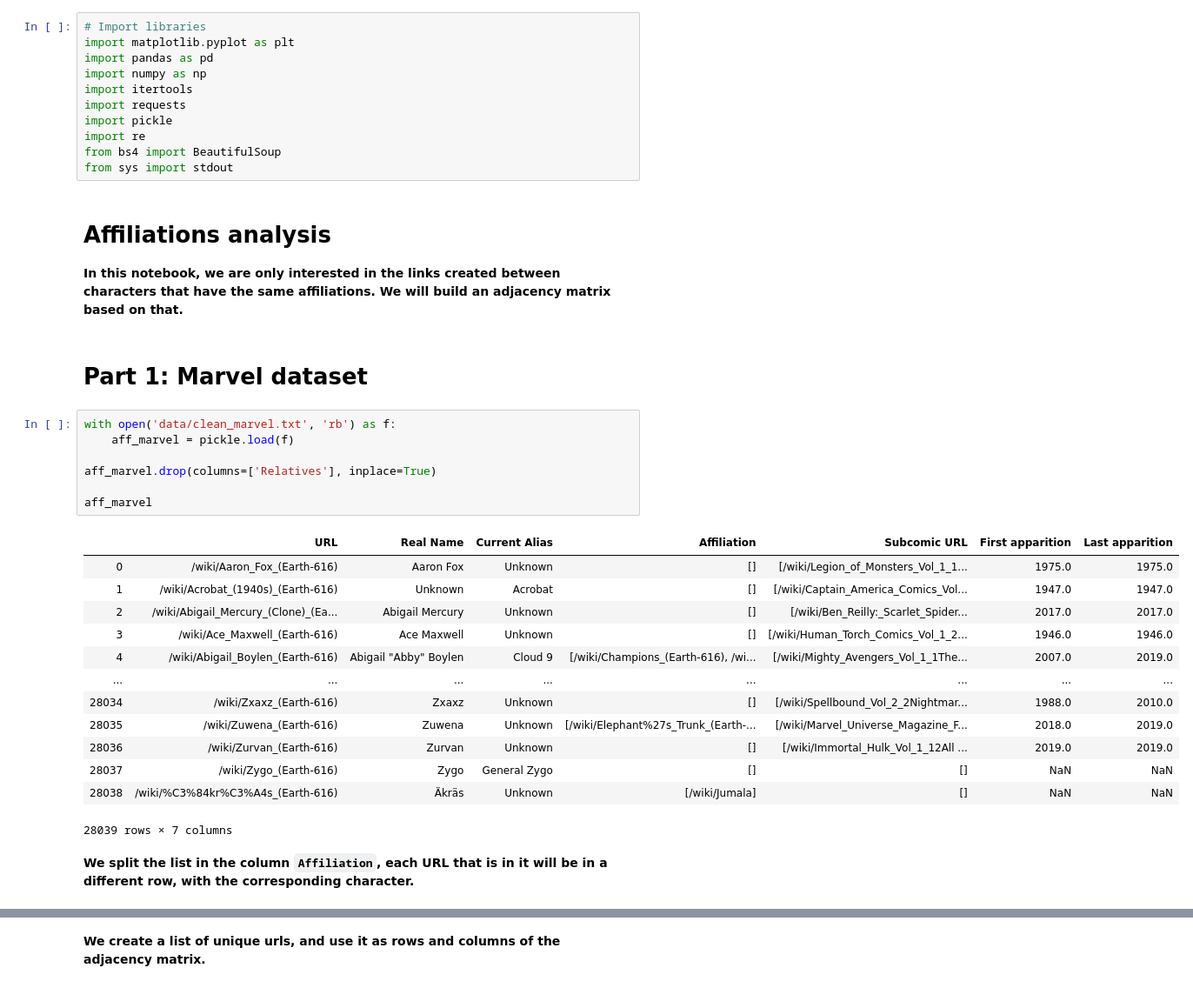
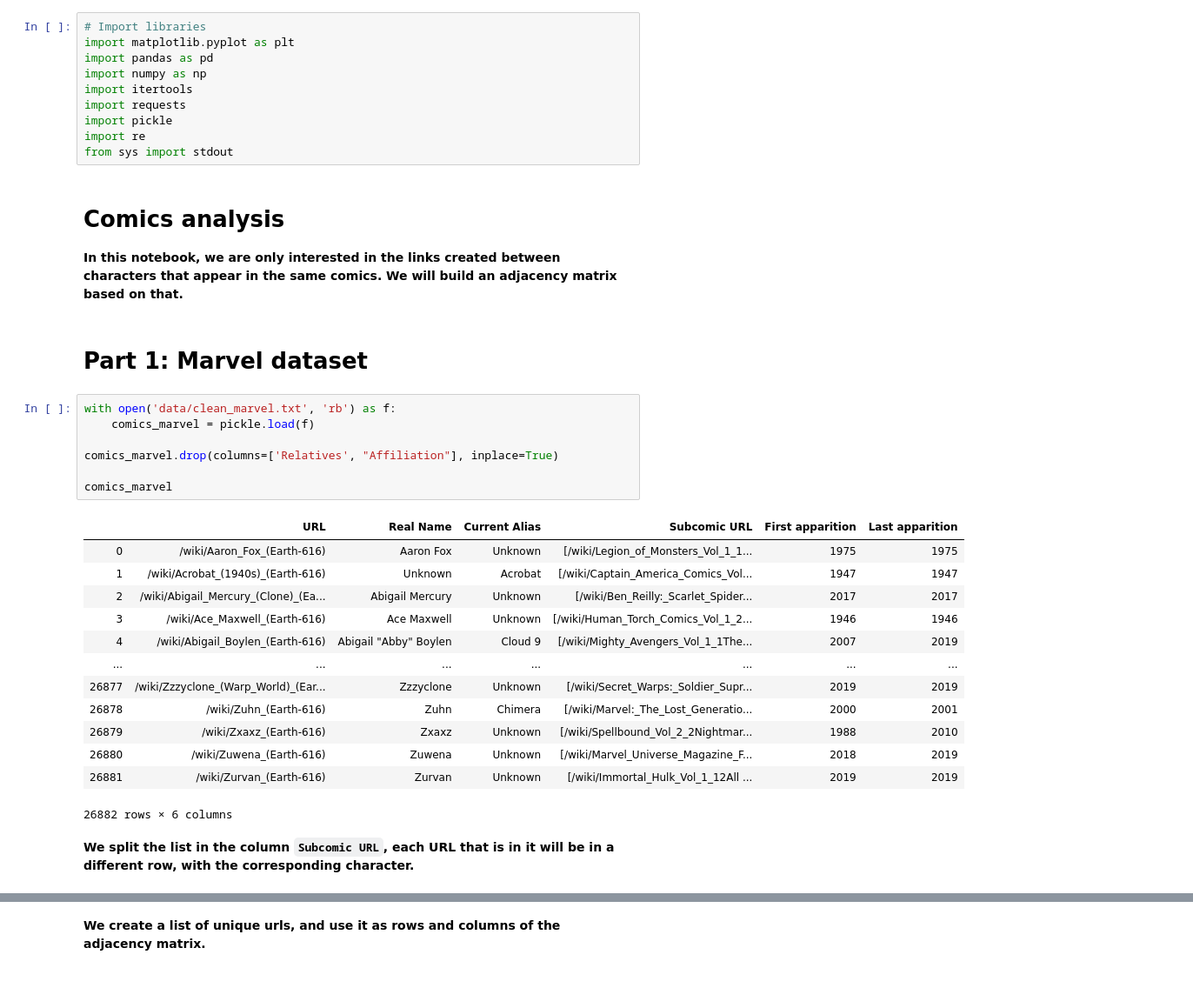
Before and after one commit to ahmedkooli/ntds_comics, a Jupyter notebook: comics_analysis.ipynb, the cells around one changed output, grey strips where cells are left out. Shown: that part at 87% size. Cells and saved outputs as stored; diff of their text form.

```diff
--- a/comics_analysis.ipynb
+++ b/comics_analysis.ipynb
@@ -7,35 +7,34 @@ import itertools
 import requests
 import pickle
 import re
-from bs4 import BeautifulSoup
 from sys import stdout
 # %% [markdown]
-# Affiliations analysis
+# Comics analysis
 
-**In this notebook, we are only interested in the links created between characters that have the same affiliations. We will build an adjacency matrix based on that.**
+**In this notebook, we are only interested in the links created between characters that appear in the same comics. We will build an adjacency matrix based on that.**
 # %% [markdown]
 # Part 1: Marvel dataset
 # %%
 with open('data/clean_marvel.txt', 'rb') as f:
-    aff_marvel = pickle.load(f)
+    comics_marvel = pickle.load(f)
 
-aff_marvel.drop(columns=['Relatives'], inplace=True)
+comics_marvel.drop(columns=['Relatives', "Affiliation"], inplace=True)
 
-aff_marvel
+comics_marvel
 # %% [output]
-|  | URL | Real Name | Current Alias | Affiliation | Subcomic URL | First apparition | Last apparition |
-| 0 | /wiki/Aaron_Fox_(Earth-616) | Aaron Fox | Unknown | [] | [/wiki/Legion_of_Monsters_Vol_1_1... | 1975.0 | 1975.0 |
-| 1 | /wiki/Acrobat_(1940s)_(Earth-616) | Unknown | Acrobat | [] | [/wiki/Captain_America_Comics_Vol... | 1947.0 | 1947.0 |
-| 2 | /wiki/Abigail_Mercury_(Clone)_(Ea... | Abigail Mercury | Unknown | [] | [/wiki/Ben_Reilly:_Scarlet_Spider... | 2017.0 | 2017.0 |
-| 3 | /wiki/Ace_Maxwell_(Earth-616) | Ace Maxwell | Unknown | [] | [/wiki/Human_Torch_Comics_Vol_1_2... | 1946.0 | 1946.0 |
-| 4 | /wiki/Abigail_Boylen_(Earth-616) | Abigail "Abby" Boylen | Cloud 9 | [/wiki/Champions_(Earth-616), /wi... | [/wiki/Mighty_Avengers_Vol_1_1The... | 2007.0 | 2019.0 |
-| ... | ... | ... | ... | ... | ... | ... | ... |
-| 28034 | /wiki/Zxaxz_(Earth-616) | Zxaxz | Unknown | [] | [/wiki/Spellbound_Vol_2_2Nightmar... | 1988.0 | 2010.0 |
-| 28035 | /wiki/Zuwena_(Earth-616) | Zuwena | Unknown | [/wiki/Elephant%27s_Trunk_(Earth-... | [/wiki/Marvel_Universe_Magazine_F... | 2018.0 | 2019.0 |
-| 28036 | /wiki/Zurvan_(Earth-616) | Zurvan | Unknown | [] | [/wiki/Immortal_Hulk_Vol_1_12All ... | 2019.0 | 2019.0 |
-| 28037 | /wiki/Zygo_(Earth-616) | Zygo | General Zygo | [] | [] | NaN | NaN |
-| 28038 | /wiki/%C3%84kr%C3%A4s_(Earth-616) | Äkräs | Unknown | [/wiki/Jumala] | [] | NaN | NaN |
+|  | URL | Real Name | Current Alias | Subcomic URL | First apparition | Last apparition |
+| 0 | /wiki/Aaron_Fox_(Earth-616) | Aaron Fox | Unknown | [/wiki/Legion_of_Monsters_Vol_1_1... | 1975 | 1975 |
+| 1 | /wiki/Acrobat_(1940s)_(Earth-616) | Unknown | Acrobat | [/wiki/Captain_America_Comics_Vol... | 1947 | 1947 |
+| 2 | /wiki/Abigail_Mercury_(Clone)_(Ea... | Abigail Mercury | Unknown | [/wiki/Ben_Reilly:_Scarlet_Spider... | 2017 | 2017 |
+| 3 | /wiki/Ace_Maxwell_(Earth-616) | Ace Maxwell | Unknown | [/wiki/Human_Torch_Comics_Vol_1_2... | 1946 | 1946 |
+| 4 | /wiki/Abigail_Boylen_(Earth-616) | Abigail "Abby" Boylen | Cloud 9 | [/wiki/Mighty_Avengers_Vol_1_1The... | 2007 | 2019 |
+| ... | ... | ... | ... | ... | ... | ... |
+| 26877 | /wiki/Zzzyclone_(Warp_World)_(Ear... | Zzzyclone | Unknown | [/wiki/Secret_Warps:_Soldier_Supr... | 2019 | 2019 |
+| 26878 | /wiki/Zuhn_(Earth-616) | Zuhn | Chimera | [/wiki/Marvel:_The_Lost_Generatio... | 2000 | 2001 |
+| 26879 | /wiki/Zxaxz_(Earth-616) | Zxaxz | Unknown | [/wiki/Spellbound_Vol_2_2Nightmar... | 1988 | 2010 |
+| 26880 | /wiki/Zuwena_(Earth-616) | Zuwena | Unknown | [/wiki/Marvel_Universe_Magazine_F... | 2018 | 2019 |
+| 26881 | /wiki/Zurvan_(Earth-616) | Zurvan | Unknown | [/wiki/Immortal_Hulk_Vol_1_12All ... | 2019 | 2019 |
-28039 rows × 7 columns
+26882 rows × 6 columns
 # %% [markdown]
-**We split the list in the column `Affiliation`, each URL that is in it will be in a different row, with the corresponding character.**
+**We split the list in the column `Subcomic URL`, each URL that is in it will be in a different row, with the corresponding character.**
 # %%
```
Also changed, not shown: parts of 37 cells of this notebook.
